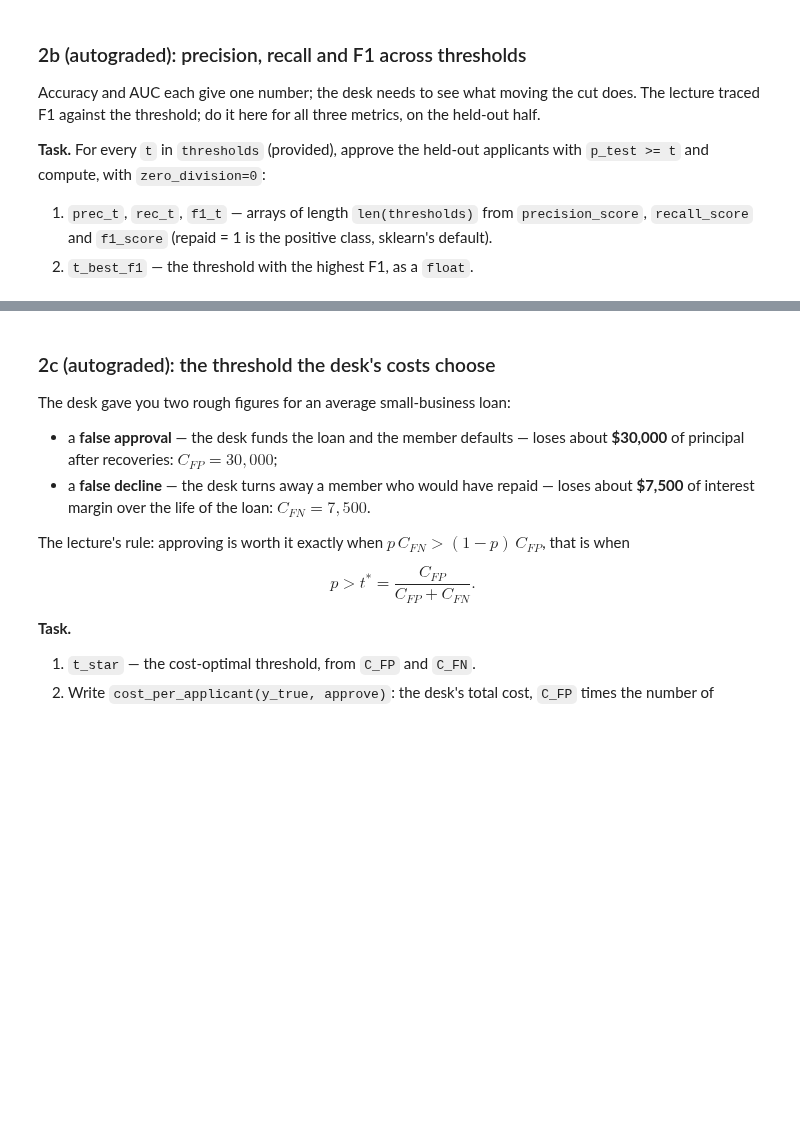
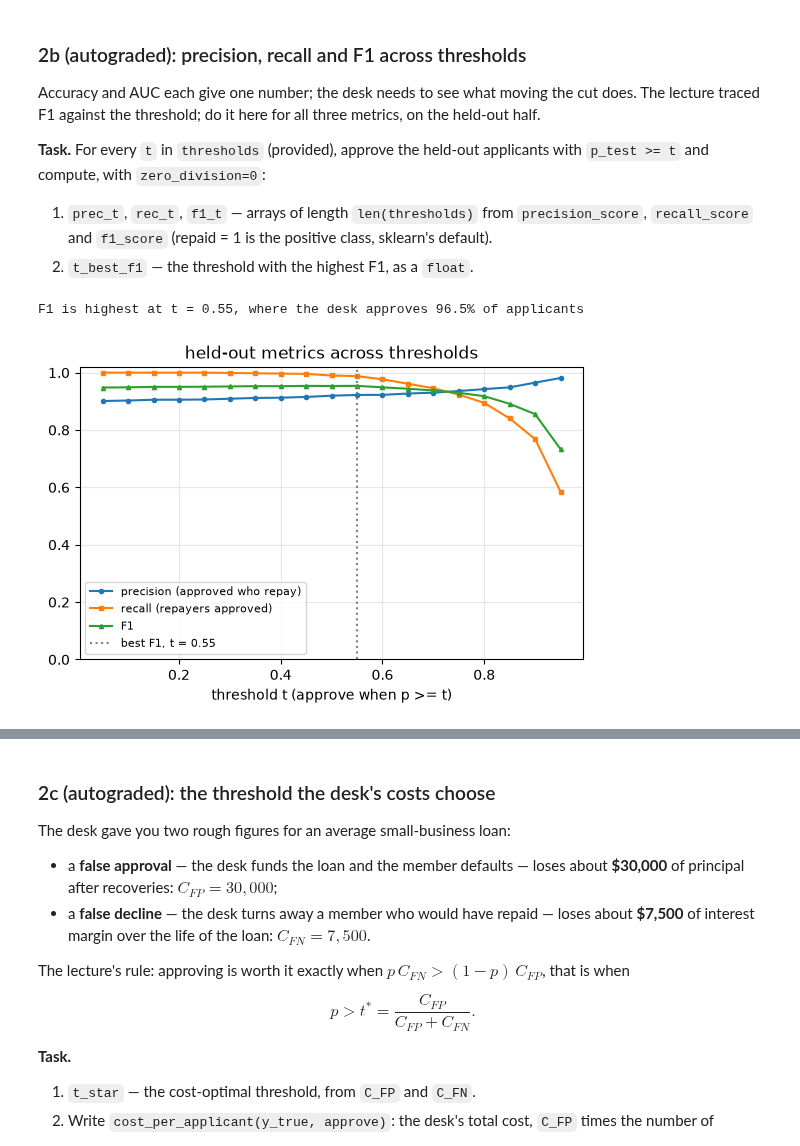
Before and after one commit to WillStill/DS701-Materials-FA26, a Jupyter notebook: class_activity_notebooks/11A-InClass-Exercise-Logistic-Regression-A1/11A-InClass-Exercise-Logistic-Regression-A1.ipynb, the cells around one changed output, grey strips where cells are left out. Drawn from its saved outputs; the diff is of its cells as text; code cells hidden in the pictures; blank space fills up the shorter version.

```diff
--- a/class_activity_notebooks/11A-InClass-Exercise-Logistic-Regression-A1/11A-InClass-Exercise-Logistic-Regression-A1.ipynb
+++ b/class_activity_notebooks/11A-InClass-Exercise-Logistic-Regression-A1/11A-InClass-Exercise-Logistic-Regression-A1.ipynb
@@ -347,16 +403,27 @@ half.
 # %%
 thresholds = np.round(np.arange(0.05, 1.0, 0.05), 2)
 
-...
+prec_t, rec_t, f1_t = [], [], []
+
+for t in thresholds:
+    approve = p_test >= t
+    prec_t.append(precision_score(y_loan_test, approve))
+    rec_t.append(recall_score(y_loan_test, approve))
+    f1_t.append(f1_score(y_loan_test, approve))
+
+t_best_f1 = float(thresholds[np.argmax(f1_t)])
 
 print(f"F1 is highest at t = {t_best_f1:.2f}, where the desk approves {np.mean(p_test >= t_best_f1):.1%} of applicants")
 plt.figure(figsize=(6.5, 3.8))
 plt.plot(thresholds, prec_t, "o-", ms=3, label="precision (approved who repay)")
 plt.plot(thresholds, rec_t, "s-", ms=3, label="recall (repayers approved)")
 plt.plot(thresholds, f1_t, "^-", ms=3, label="F1")
 plt.axvline(t_best_f1, color="gray", ls=":", label=f"best F1, t = {t_best_f1:.2f}")
 plt.xlabel("threshold t (approve when p >= t)"); plt.ylim(0, 1.02)
 plt.legend(fontsize=8, loc="lower left"); plt.grid(alpha=0.3); plt.title("held-out metrics across thresholds")
 plt.show()
+# %% [output]
+F1 is highest at t = 0.55, where the desk approves 96.5% of applicants
+[figure, added]
 # %%
 grader.check("q5")
```
Also changed, not shown: parts of 13 cells of this notebook, 4 other files.
